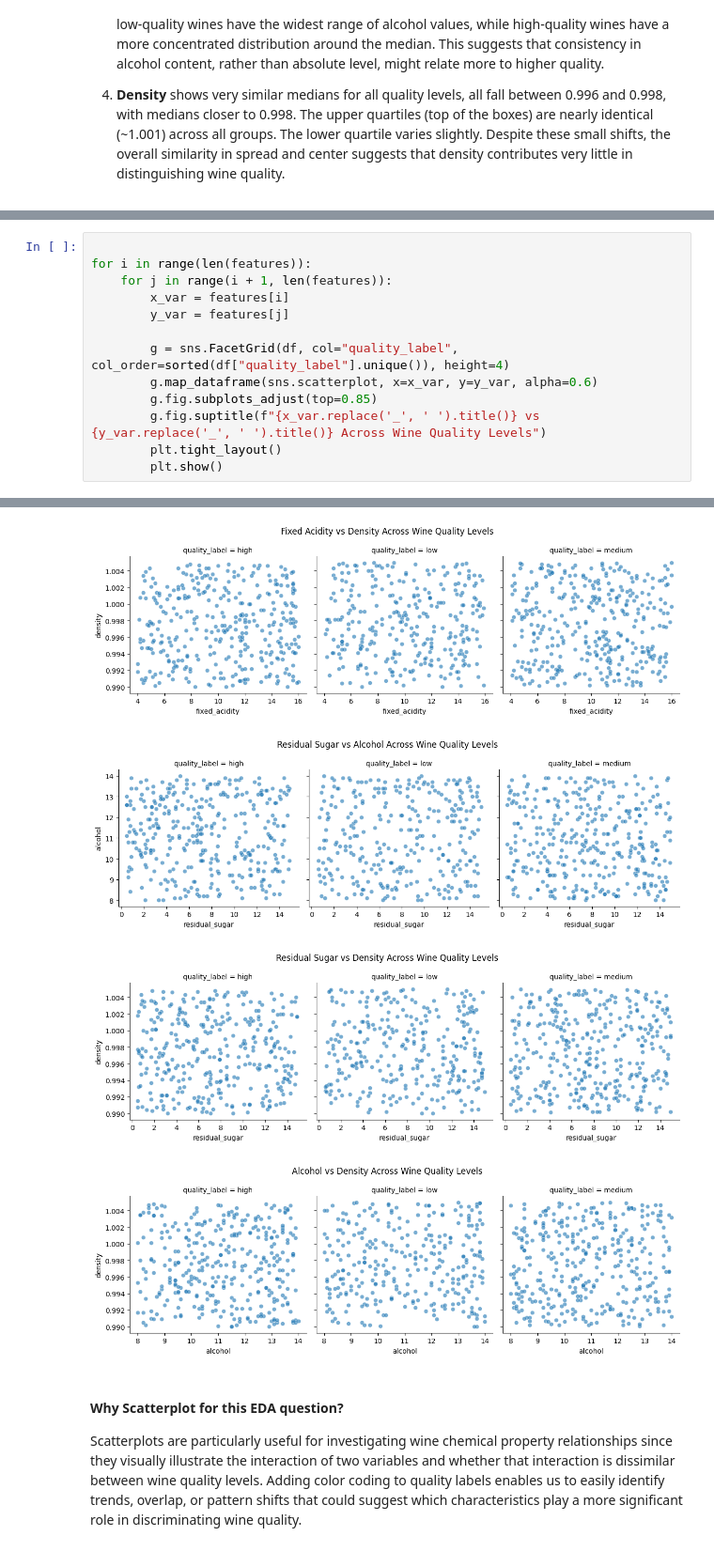
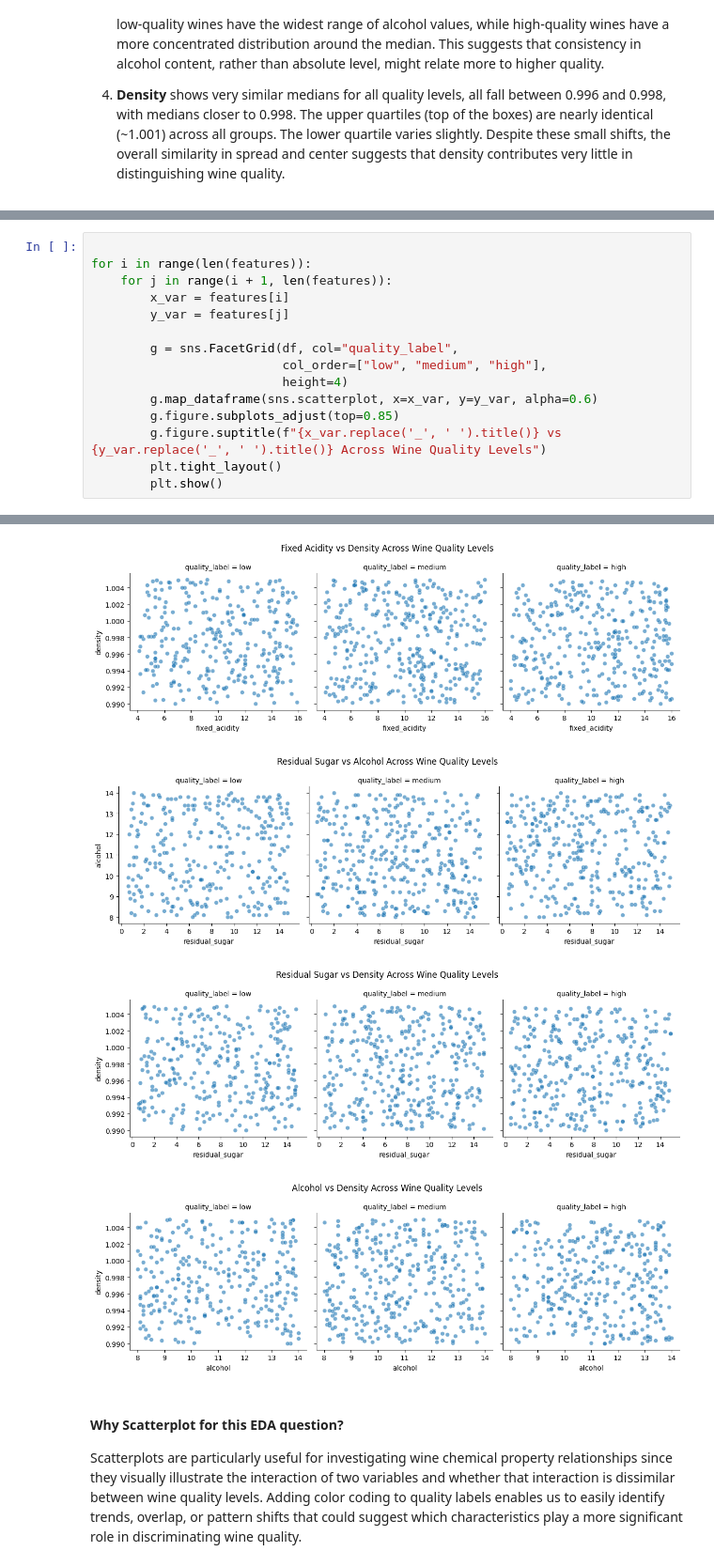
Before and after one commit to XENNNOOOO/CSMODEL_MP_Phase1, a Jupyter notebook: wine_quality_class_nb.ipynb, the cells around one changed output, grey strips where cells are left out. Shown at 94% size. Saved outputs shown, nothing was run; the diff lists cells and outputs as text.

Commit message:
refactor: EDA Q2 part to show the scatter plots in order of low medium high instead of high low medium

```diff
--- a/wine_quality_class_nb.ipynb
+++ b/wine_quality_class_nb.ipynb
@@ -251,10 +232,12 @@ for i in range(len(features)):
         x_var = features[i]
         y_var = features[j]
 
-        g = sns.FacetGrid(df, col="quality_label", col_order=sorted(df["quality_label"].unique()), height=4)
+        g = sns.FacetGrid(df, col="quality_label",
+                          col_order=["low", "medium", "high"],
+                          height=4)
         g.map_dataframe(sns.scatterplot, x=x_var, y=y_var, alpha=0.6)
-        g.fig.subplots_adjust(top=0.85)
-        g.fig.suptitle(f"{x_var.replace('_', ' ').title()} vs {y_var.replace('_', ' ').title()} Across Wine Quality Levels")
+        g.figure.subplots_adjust(top=0.85)
+        g.figure.suptitle(f"{x_var.replace('_', ' ').title()} vs {y_var.replace('_', ' ').title()} Across Wine Quality Levels")
         plt.tight_layout()
         plt.show()
 # %% [output]
@@ -263,7 +246,7 @@ for i in range(len(features)):
-[figure, old version]
+[figure, new version]
-[figure, old version]
+[figure, new version]
-[figure, old version]
+[figure, new version]
-[figure, old version]
+[figure, new version]
 # %% [markdown]
 #### Why Scatterplot for this EDA question?
 
```
Also changed, not shown: parts of 4 cells of this notebook.
